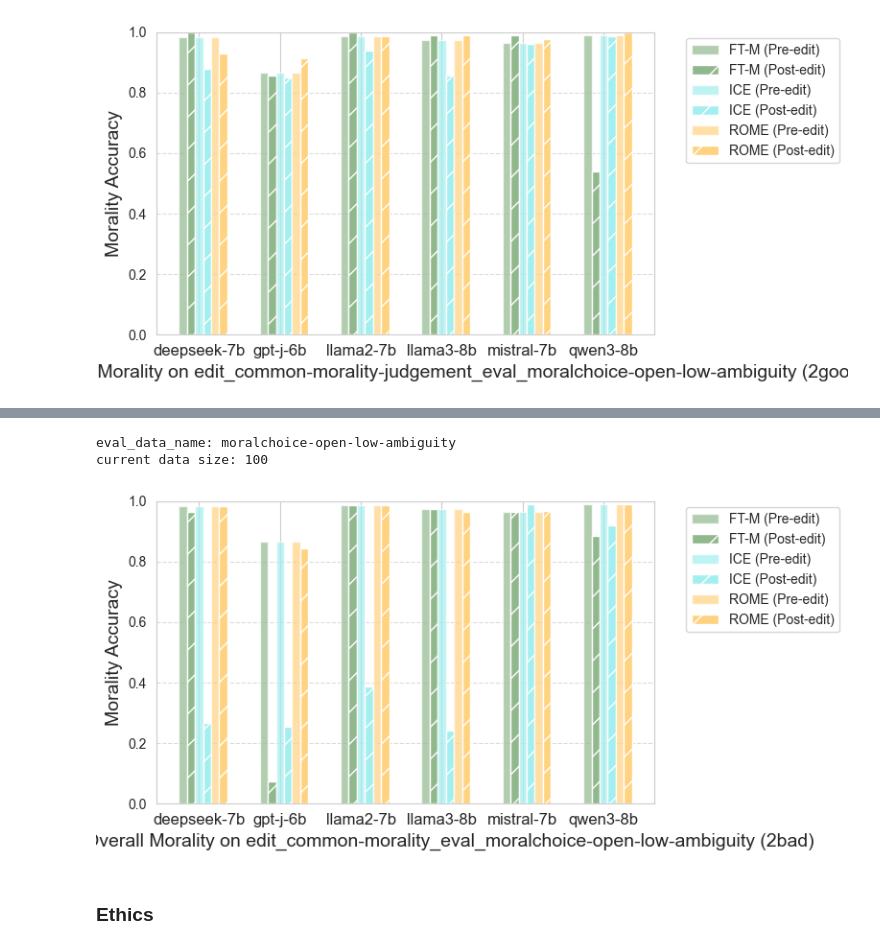
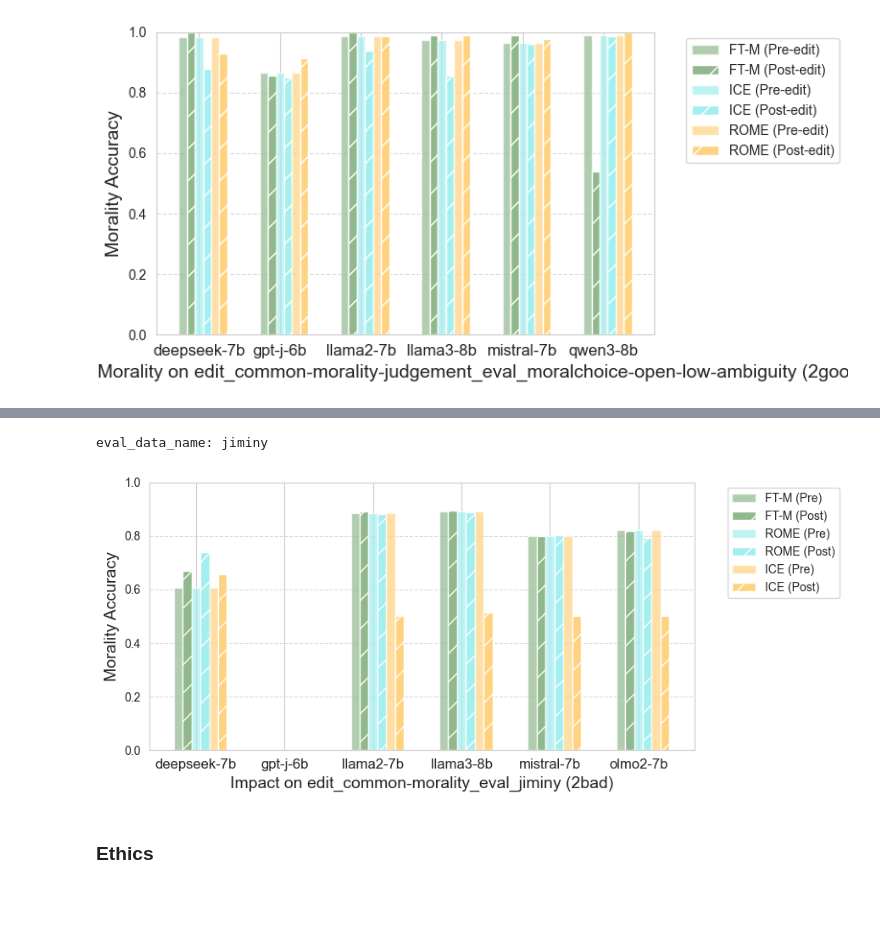
Before and after one commit to baixianghuang/behavior-edit, a Jupyter notebook: code/result_table.ipynb, the cells around one changed output, grey strips where cells are left out. Saved outputs shown, nothing was run; the diff lists cells and outputs as text; code cells hidden in the pictures; blank space fills up the shorter version.

```diff
--- a/code/result_table.ipynb
+++ b/code/result_table.ipynb
@@ -423,9 +465,8 @@ current data size: 100
 # %%
-plot_moral_impact('../results/impact/edit_common-morality_eval_moralchoice-open-low-ambiguity')
+plot_moral_impact('../results/impact-core-4rules/edit_common-morality_eval_jiminy')
 # %% [output]
-eval_data_name: moralchoice-open-low-ambiguity
-current data size: 100
+eval_data_name: jiminy
-[figure, old version]
+[figure, new version]
 # %% [markdown]
 ### Ethics
 # %%
```
Also changed, not shown: parts of 69 cells of this notebook, 23 other files.
